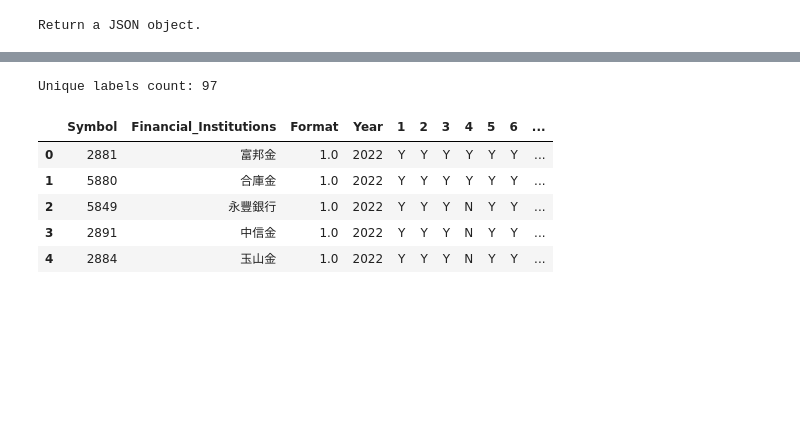
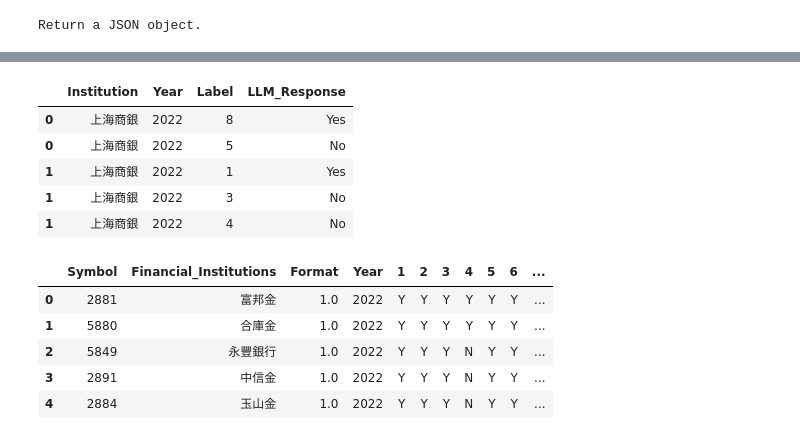
Before and after one commit to Mattis3858/Automated-model-to-assess-TCFD-reports, a Jupyter notebook: llm_second_verification_accuracy_analysis.ipynb, the cells around one changed output, grey strips where cells are left out. Cells and saved outputs as stored; diff of their text form; code cells hidden in the pictures; blank space fills up the shorter version.

```diff
--- a/llm_second_verification_accuracy_analysis.ipynb
+++ b/llm_second_verification_accuracy_analysis.ipynb
@@ -346,8 +335,12 @@ df_final["Label"].nunique()
-# %%
-unique_label_count = df_final["Label"].nunique()
-print("Unique labels count:", unique_label_count)
-# %% [output]
-Unique labels count: 97
+# %%
+df_final.head()
+# %% [output]
+|  | Institution | Year | Label | LLM_Response |
+| 0 | 上海商銀 | 2022 | 8 | Yes |
+| 0 | 上海商銀 | 2022 | 5 | No |
+| 1 | 上海商銀 | 2022 | 1 | Yes |
+| 1 | 上海商銀 | 2022 | 3 | No |
+| 1 | 上海商銀 | 2022 | 4 | No |
 # %%
 answer_file_path = "data/answer/rank.xlsx"
 answer_df = pd.read_excel(answer_file_path)
```
Also changed, not shown: parts of 13 cells of this notebook.
